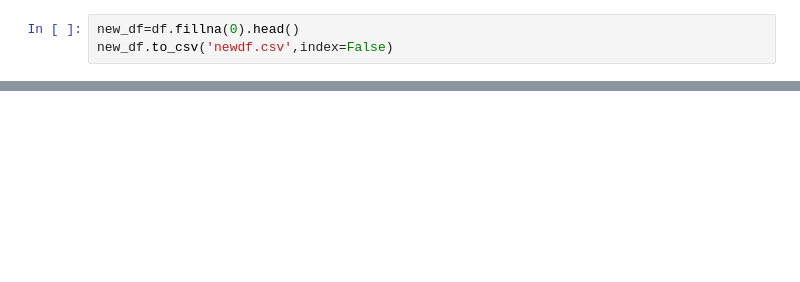
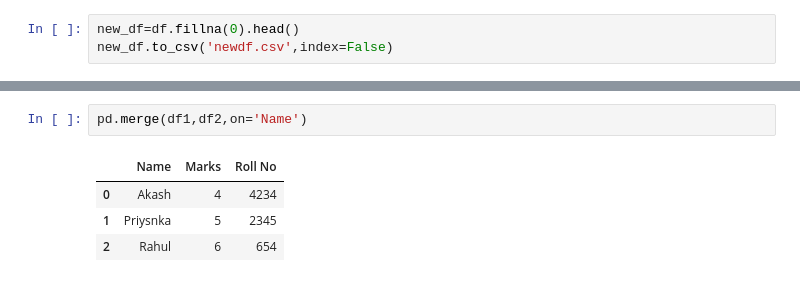
Before and after one commit to anki1kr/PYTHON, a Jupyter notebook: 12_numpy_pandas/3.pandas.ipynb, the cells around one changed output, grey strips where cells are left out. Saved outputs shown, nothing was run; the diff lists cells and outputs as text; blank space fills up the shorter version.

```diff
--- a/12_numpy_pandas/pandas.ipynb
+++ b/12_numpy_pandas/3.pandas.ipynb
@@ -262,0 +287,7 @@ new_df.to_csv('newdf.csv',index=False)
+# %%
+pd.merge(df1,df2,on='Name')
+# %% [output]
+|  | Name | Marks | Roll No |
+| 0 | Akash | 4 | 4234 |
+| 1 | Priysnka | 5 | 2345 |
+| 2 | Rahul | 6 | 654 |
```
Also changed, not shown: parts of 6 cells of this notebook, 4 other files.
